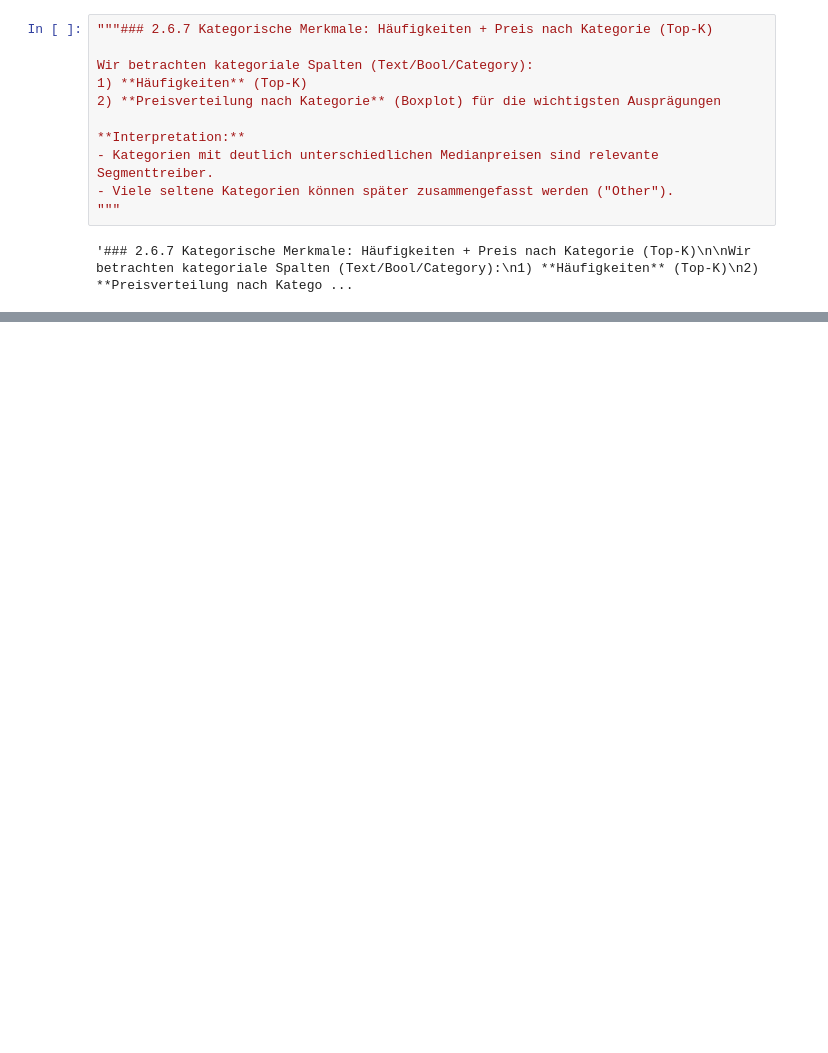
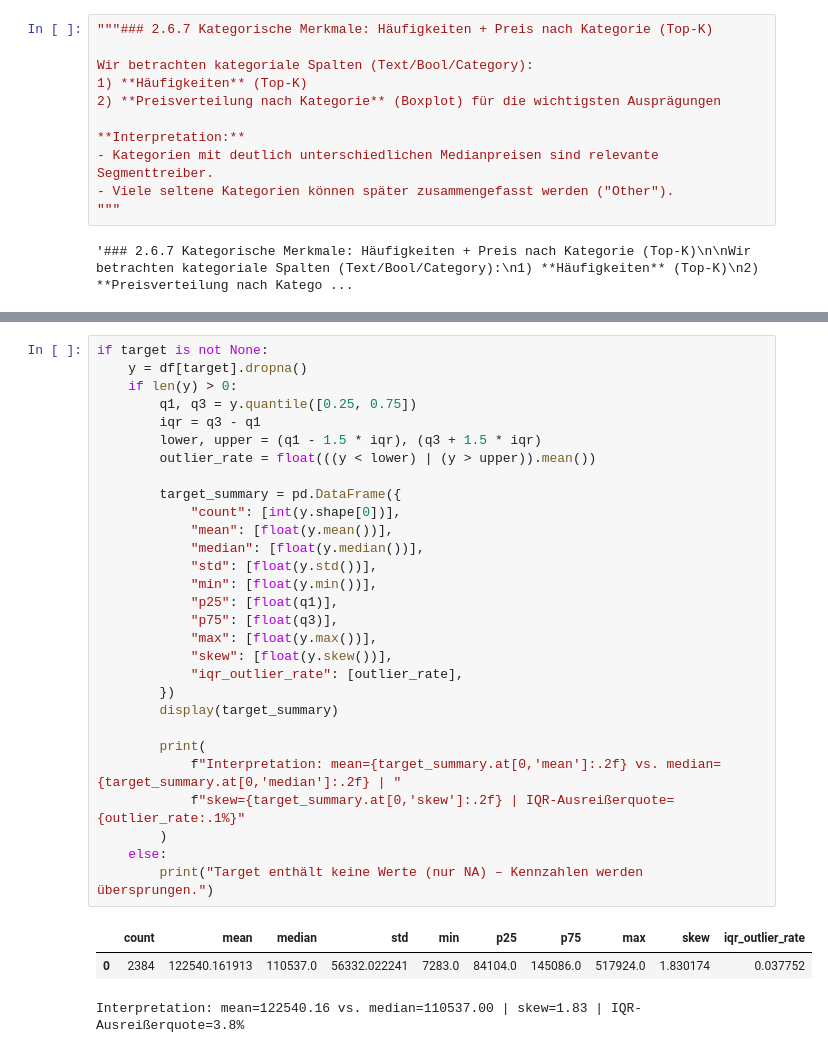
Before and after one commit to Miri-Mk/realestate_ds_analysis, a Jupyter notebook: realestate_ds_analysis.ipynb, the cells around one changed output, grey strips where cells are left out. Drawn from its saved outputs; the diff is of its cells as text; blank space fills up the shorter version.

```diff
--- a/realestate_ds_analysis.ipynb
+++ b/realestate_ds_analysis.ipynb
@@ -435,0 +522,33 @@ for c in cat_cols:
+# %%
+if target is not None:
+    y = df[target].dropna()
+    if len(y) > 0:
+        q1, q3 = y.quantile([0.25, 0.75])
+        iqr = q3 - q1
+        lower, upper = (q1 - 1.5 * iqr), (q3 + 1.5 * iqr)
+        outlier_rate = float(((y < lower) | (y > upper)).mean())
+
+        target_summary = pd.DataFrame({
+            "count": [int(y.shape[0])],
+            "mean": [float(y.mean())],
+            "median": [float(y.median())],
+            "std": [float(y.std())],
+            "min": [float(y.min())],
+            "p25": [float(q1)],
+            "p75": [float(q3)],
+            "max": [float(y.max())],
+            "skew": [float(y.skew())],
+            "iqr_outlier_rate": [outlier_rate],
+        })
+        display(target_summary)
+
+        print(
+            f"Interpretation: mean={target_summary.at[0,'mean']:.2f} vs. median={target_summary.at[0,'median']:.2f} | "
+            f"skew={target_summary.at[0,'skew']:.2f} | IQR-Ausreißerquote={outlier_rate:.1%}"
+        )
+    else:
+        print("Target enthält keine Werte (nur NA) – Kennzahlen werden übersprungen.")
+# %% [output]
+|  | count | mean | median | std | min | p25 | p75 | max | skew | iqr_outlier_rate |
+| 0 | 2384 | 122540.161913 | 110537.0 | 56332.022241 | 7283.0 | 84104.0 | 145086.0 | 517924.0 | 1.830174 | 0.037752 |
+Interpretation: mean=122540.16 vs. median=110537.00 | skew=1.83 | IQR-Ausreißerquote=3.8%
```
Also changed, not shown: parts of 26 cells of this notebook.
